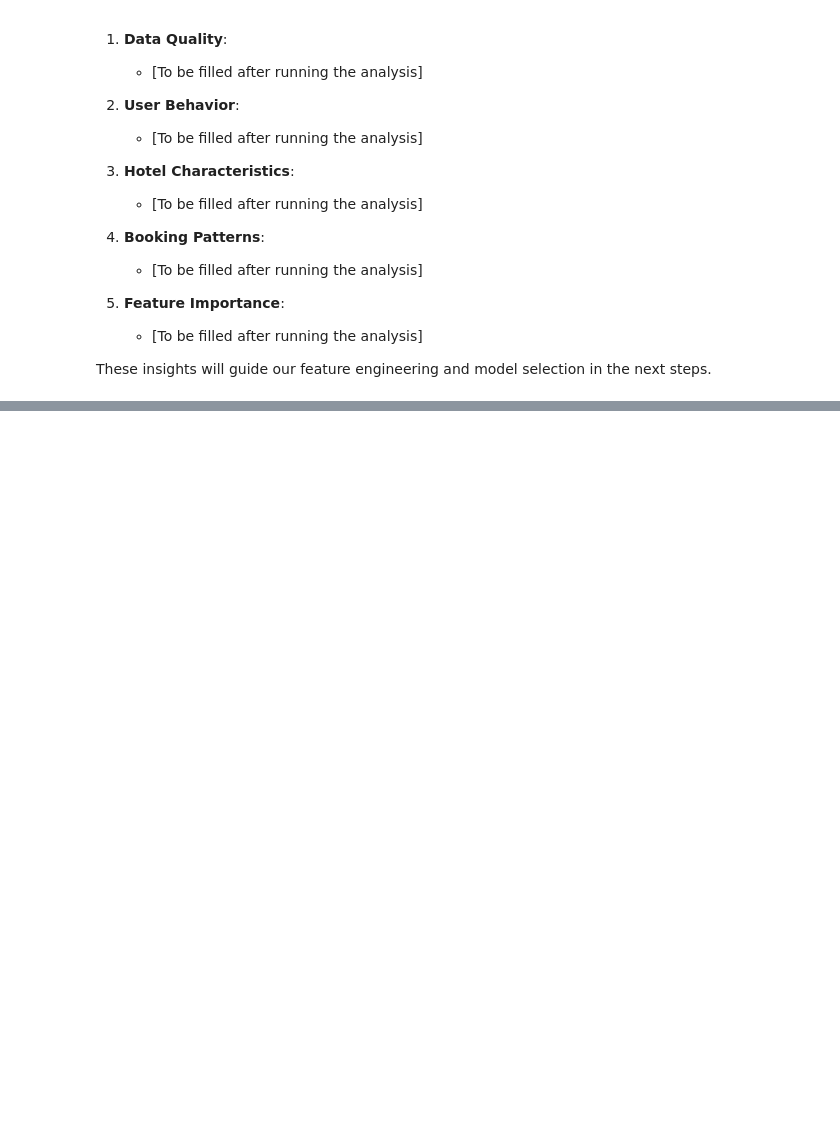
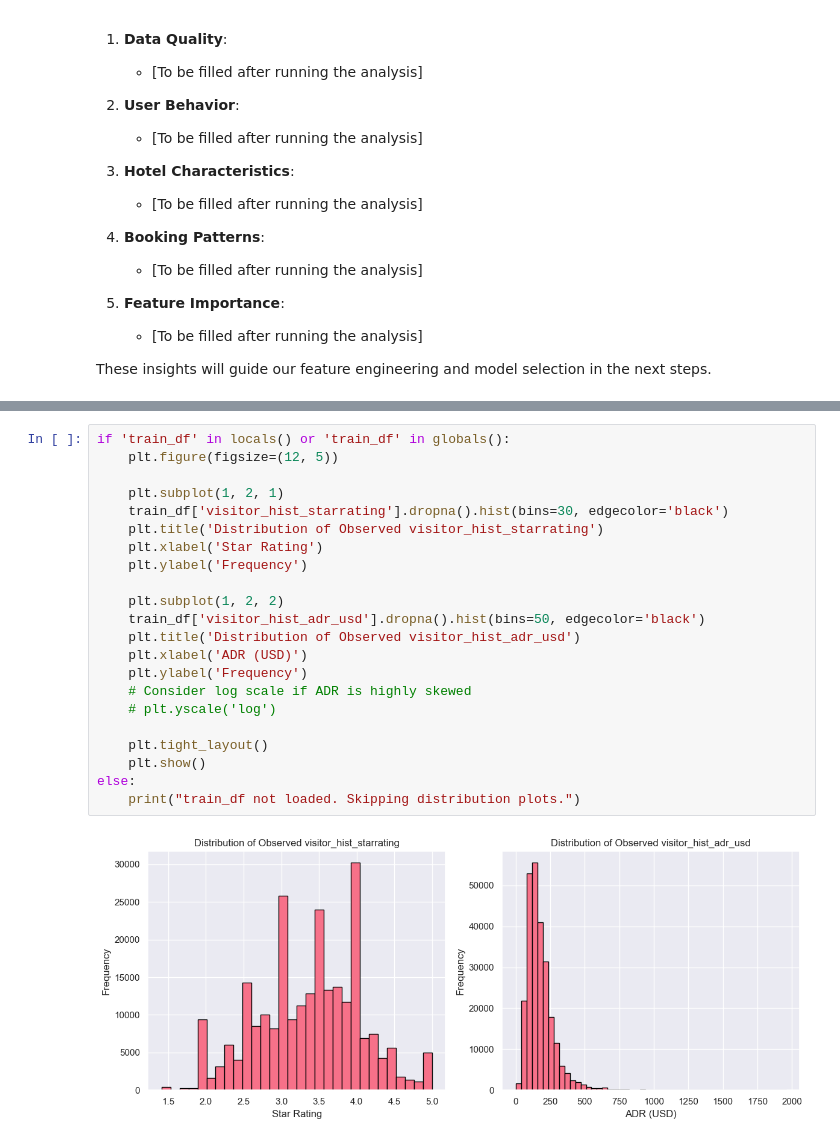
Before and after one commit to notJustus/expedia-recommender, a Jupyter notebook: notebooks/01_data_exploration.ipynb, the cells around one changed output, grey strips where cells are left out. Cells and saved outputs as stored; diff of their text form; blank space fills up the shorter version.

```diff
--- a/notebooks/01_data_exploration.ipynb
+++ b/notebooks/01_data_exploration.ipynb
@@ -235,0 +272,24 @@ These insights will guide our feature engineering and model selection in the nex
+# %%
+if 'train_df' in locals() or 'train_df' in globals():
+    plt.figure(figsize=(12, 5))
+
+    plt.subplot(1, 2, 1)
+    train_df['visitor_hist_starrating'].dropna().hist(bins=30, edgecolor='black')
+    plt.title('Distribution of Observed visitor_hist_starrating')
+    plt.xlabel('Star Rating')
+    plt.ylabel('Frequency')
+
+    plt.subplot(1, 2, 2)
+    train_df['visitor_hist_adr_usd'].dropna().hist(bins=50, edgecolor='black')
+    plt.title('Distribution of Observed visitor_hist_adr_usd')
+    plt.xlabel('ADR (USD)')
+    plt.ylabel('Frequency')
+    # Consider log scale if ADR is highly skewed
+    # plt.yscale('log')
+
+    plt.tight_layout()
+    plt.show()
+else:
+    print("train_df not loaded. Skipping distribution plots.")
+# %% [output]
+[figure, added]
```
Also changed, not shown: parts of 5 cells of this notebook, 1 other file.
